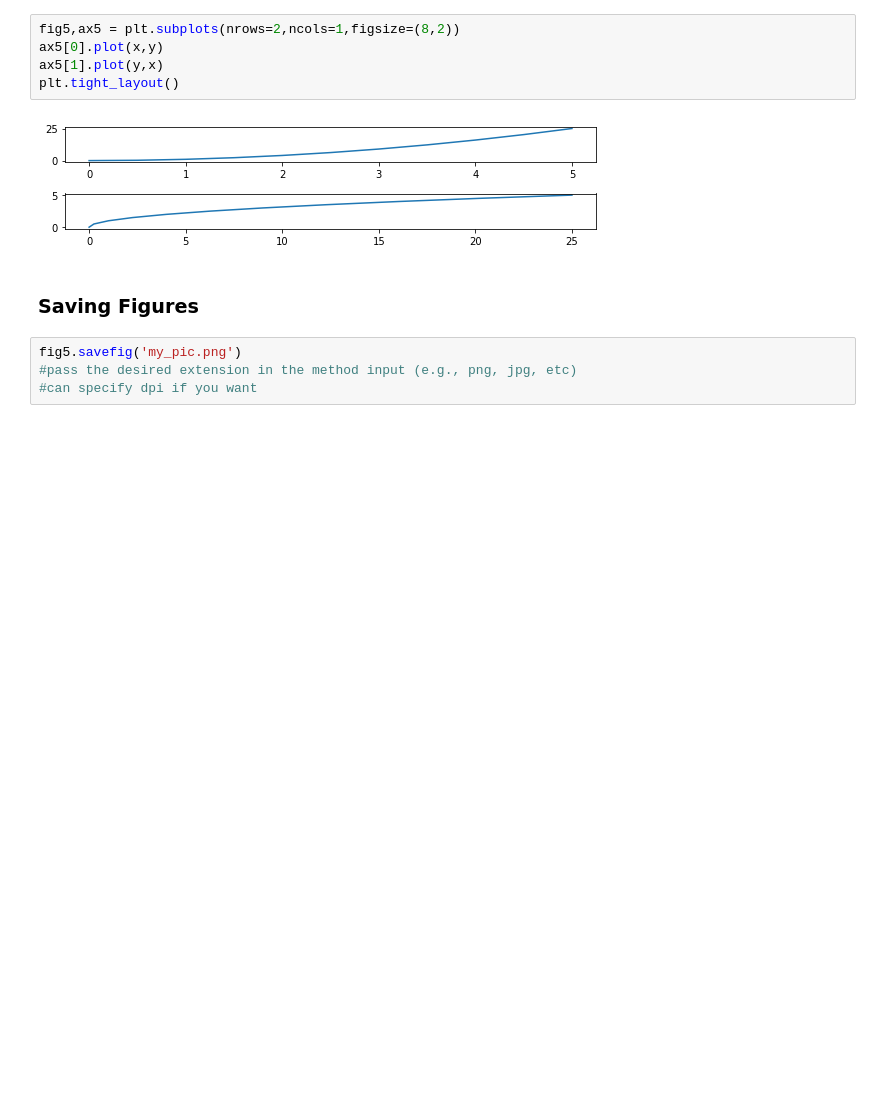
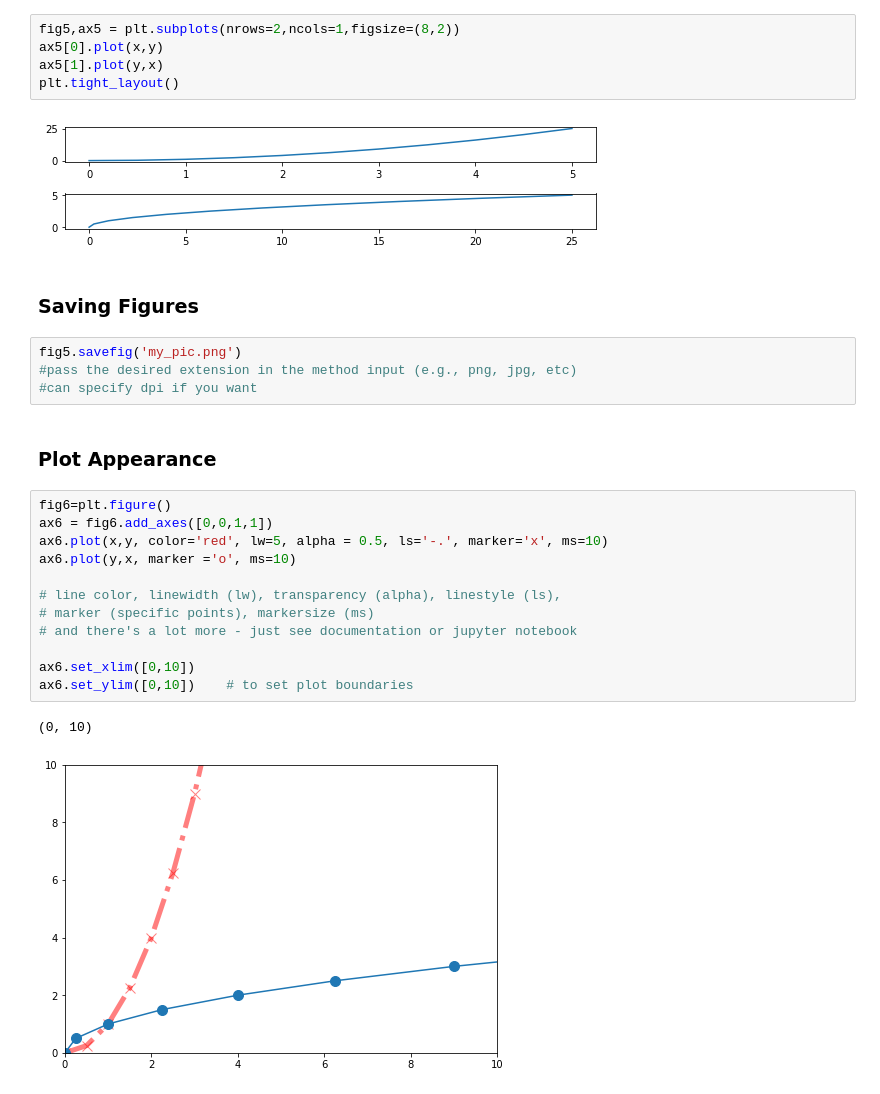
Before and after one commit to c2eien/charles, a Jupyter notebook: Data Vis/MatPlotLib/matplotlib.ipynb, the cells around one changed output. Drawn from its saved outputs; the diff is of its cells as text; blank space fills up the shorter version.

```diff
--- a/Data Vis/MatPlotLib/matplotlib.ipynb
+++ b/Data Vis/MatPlotLib/matplotlib.ipynb
@@ -149,3 +154,20 @@ plt.tight_layout()
 fig5.savefig('my_pic.png')
 #pass the desired extension in the method input (e.g., png, jpg, etc)
 #can specify dpi if you want
+# %% [markdown]
+### Plot Appearance
+# %%
+fig6=plt.figure()
+ax6 = fig6.add_axes([0,0,1,1])
+ax6.plot(x,y, color='red', lw=5, alpha = 0.5, ls='-.', marker='x', ms=10)
+ax6.plot(y,x, marker ='o', ms=10)
+
+# line color, linewidth (lw), transparency (alpha), linestyle (ls),
+# marker (specific points), markersize (ms)
+# and there's a lot more - just see documentation or jupyter notebook
+
+ax6.set_xlim([0,10])
+ax6.set_ylim([0,10])    # to set plot boundaries
+# %% [output]
+(0, 10)
+[figure, added]
```
Also changed, not shown: parts of 3 cells of this notebook, 3 other files.
